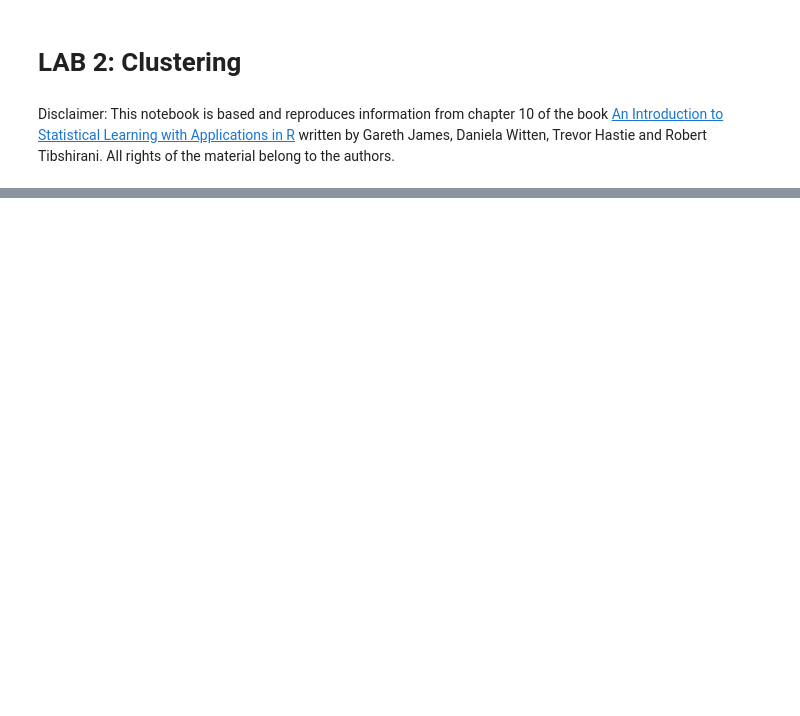
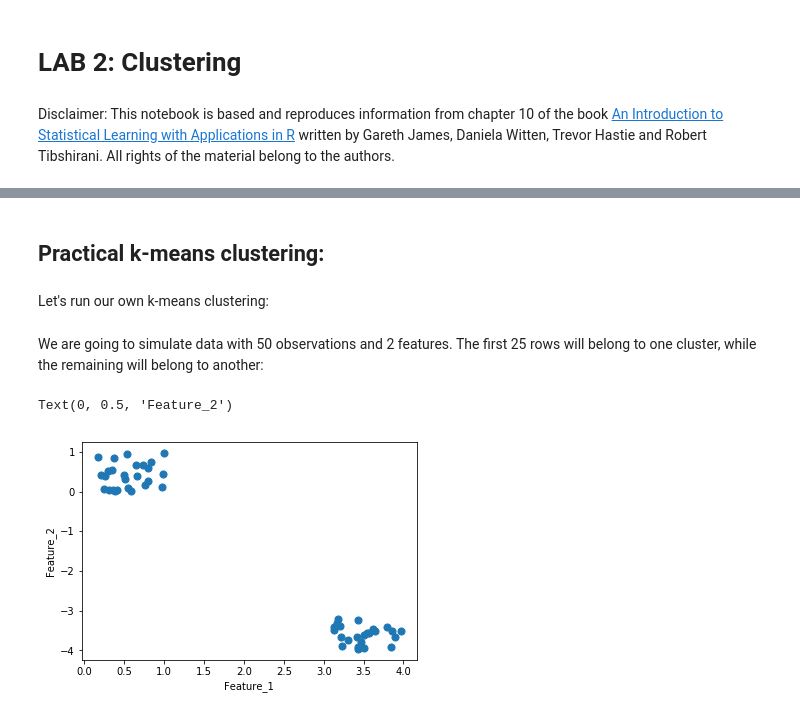
Before and after one commit to martinagvilas/intro_stat_learning, a Jupyter notebook: notebooks/lab2_clustering.ipynb, the cells around one changed output, grey strips where cells are left out. Drawn from its saved outputs; the diff is of its cells as text; code cells hidden in the pictures; blank space fills up the shorter version.

```diff
--- a/notebooks/lab2_clustering.ipynb
+++ b/notebooks/lab2_clustering.ipynb
@@ -289,0 +62,4 @@ print(cutree)
+# %% [markdown]
+## Practical k-means clustering:
+# %% [markdown]
+Let's run our own k-means clustering:
@@ -289,0 +76,20 @@ print(cutree)
+# %% [markdown]
+We are going to simulate data with 50 observations and 2 features. The first 25 rows will belong to one cluster, while the remaining will belong to another:
+# %%
+# Simulate data for clusters
+random.seed(2)  # set seed to obtain the same results each time
+
+np.random.seed(2)
+X = np.random.rand(50,2)
+X[0:24,0] = X[0:24,0] + 3
+X[0:24,1] = X[0:24,1] - 4
+
+# Plot our data
+plt.scatter(X[:, 0], X[:, 1],
+            cmap='plasma',
+            s=50, alpha=1);
+plt.xlabel("Feature_1")
+plt.ylabel("Feature_2")
+# %% [output]
+Text(0, 0.5, 'Feature_2')
+[figure, added]
```
Also changed, not shown: parts of 47 cells of this notebook.
